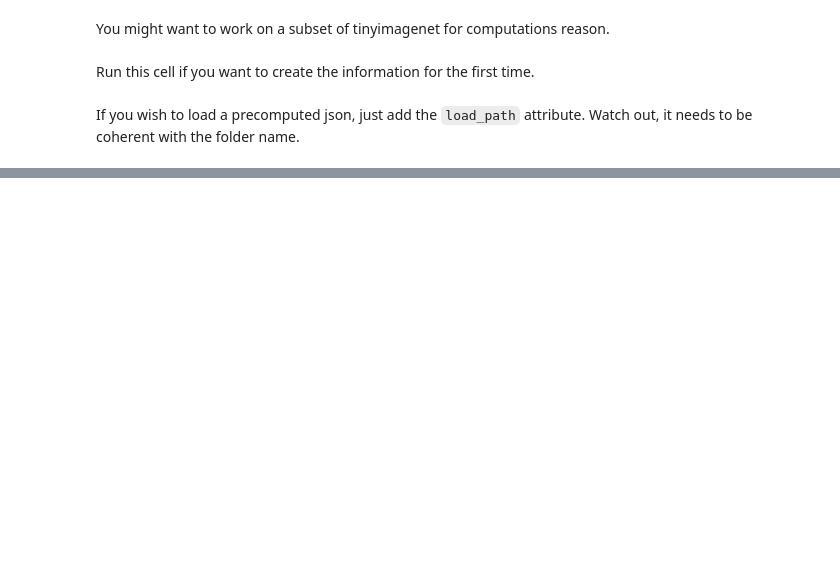
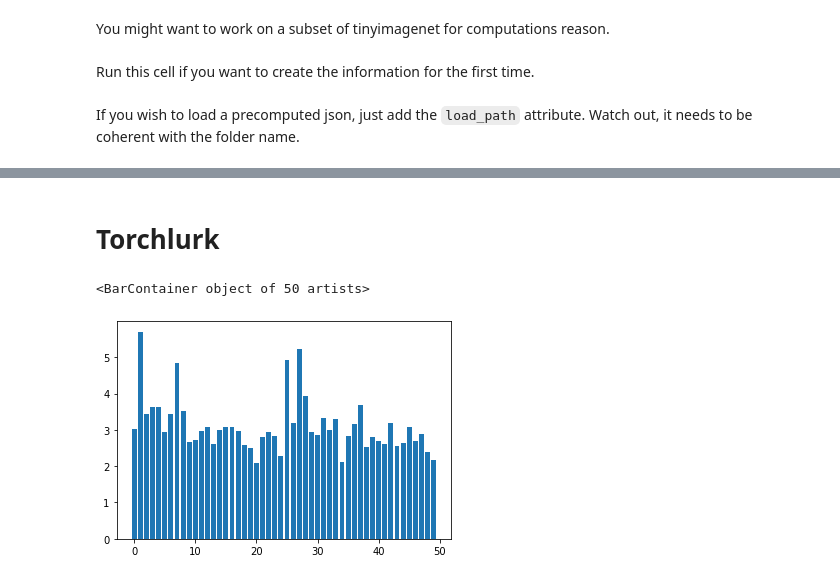
Before and after one commit to torchlurk/torchlurk, a Jupyter notebook: src/run_backend.ipynb, the cells around one changed output, grey strips where cells are left out. Saved outputs shown, nothing was run; the diff lists cells and outputs as text; code cells hidden in the pictures; blank space fills up the shorter version.

Commit message:
advanced histo work

```diff
--- a/src/run_backend.ipynb
+++ b/src/run_backend.ipynb
@@ -32,6 +36,6 @@ lurker = Lurk(model,preprocess,save_comp_img_path='../results/CHOOSE_YOUR_FOLDER
 # %% [markdown]
 If you wish to load a precomputed json, just add the `load_path` attribute. Watch out, it needs to be coherent with the folder name.
 # %%
-lurker = Lurk(model,preprocess,save_comp_img_path='../results/CHOOSE_YOUR_FOLDER_NAME/'
-                              ,save_json_pathname='../saved_model/CHOSE_YOUR_JSON_NAME.json',
-                               load_path = '../saved_model/YOUR_JSON_NAME.json')
+lurker = Lurk(model,preprocess,save_comp_img_path='../results/03_04_20/'
+                              ,save_json_pathname='../saved_model/06_05_20.json',
+                               load_path = '../saved_model/03_04_20.json')
@@ -42,0 +137,2 @@ lurker.compute_grads()
+# %% [markdown]
+# Torchlurk
@@ -42,0 +171,7 @@ lurker.compute_grads()
+# %%
+temp = lurker.model_info[0]['filters'][0]['histo_counts_max']
+# %%
+plt.bar(temp.keys(),temp.values())
+# %% [output]
+<BarContainer object of 50 artists>
+[figure, added]
```
Also changed, not shown: parts of 20 cells of this notebook, 5 other files.
